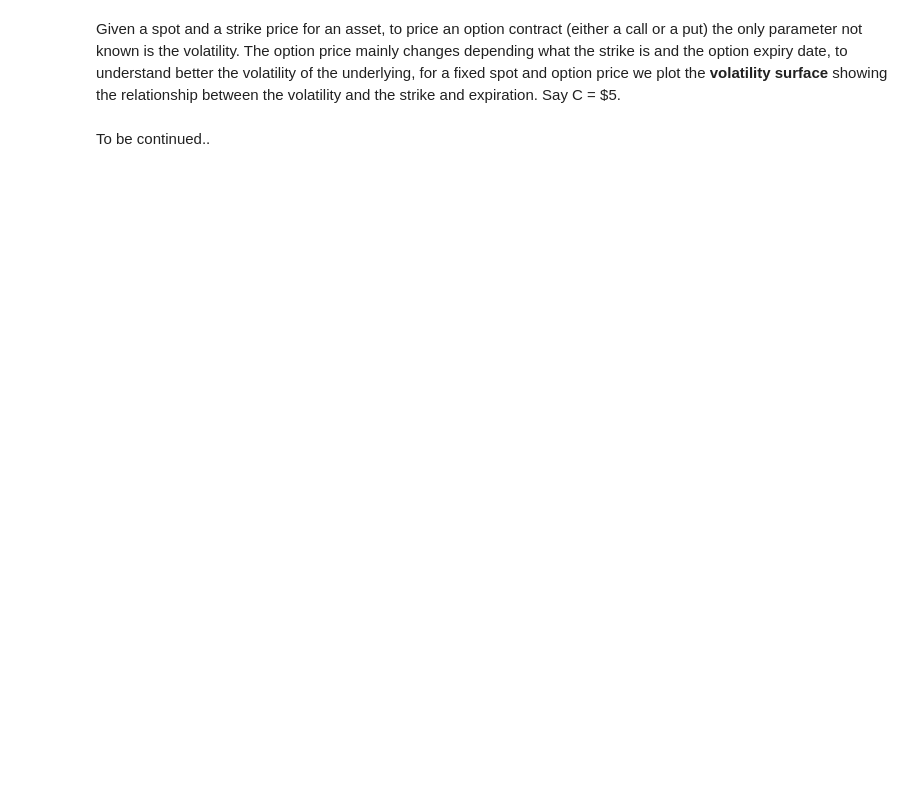
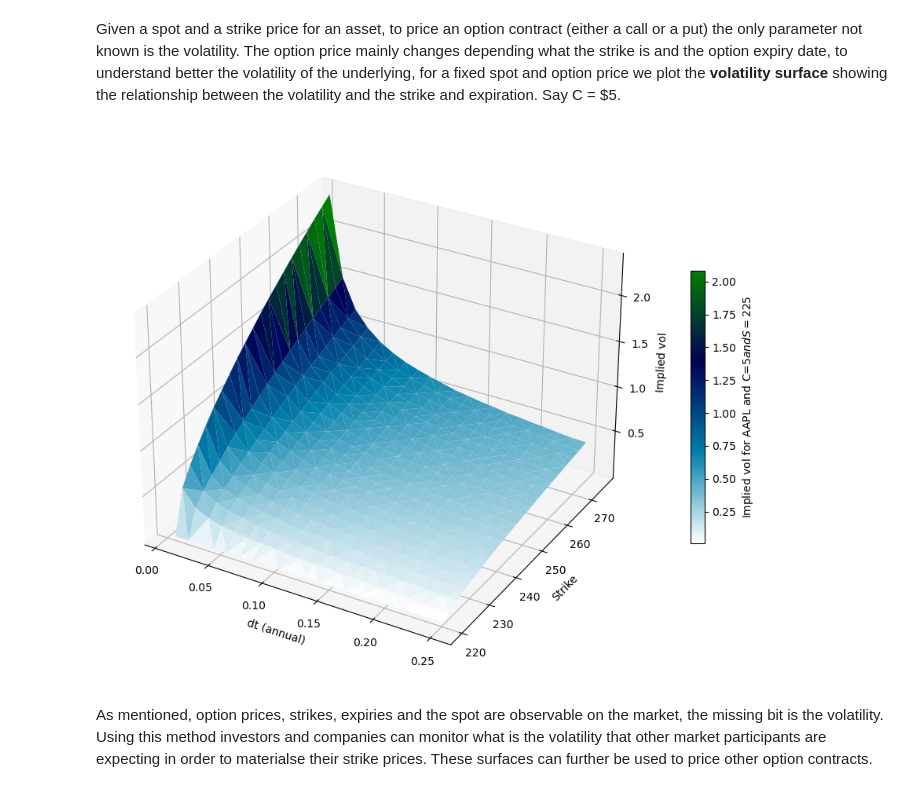
Before and after one commit to christianatanasov/algodisco, a Jupyter notebook: finance/volatility.ipynb, the cells around one changed output. Cells and saved outputs as stored; diff of their text form; code cells hidden in the pictures; blank space fills up the shorter version.

Commit message:
Vol surface

```diff
--- a/finance/volatility.ipynb
+++ b/finance/volatility.ipynb
@@ -105,4 +106,14 @@ for dt in np.linspace(2/251, 3/4, 51):
 # %%
-l = pd.concat(vs)
+fig = plt.figure(figsize =(14, 9))
+ax = plt.axes(projection ='3d')
+vols_plot = ax.plot_trisurf(l['dt'], l['K'], l['iv'], cmap='ocean_r')
+cbar = plt.colorbar(vols_plot, shrink = 0.5)
+cbar.set_label('Implied vol for AAPL and C=$5 and S=$225')
+ax.set_xlabel('dt (annual)')
+ax.set_ylabel('Strike')
+ax.set_zlabel('Implied vol')
+plt.show()
+# %% [output]
+[figure, added]
-# %% [markdown]
-To be continued..
+# %% [markdown]
+As mentioned, option prices, strikes, expiries and the spot are observable on the market, the missing bit is the volatility. Using this method investors and companies can monitor what is the volatility that other market participants are expecting in order to materialse their strike prices. These surfaces can further be used to price other option contracts.
```
Also changed, not shown: parts of 9 cells of this notebook, 1 other file.
